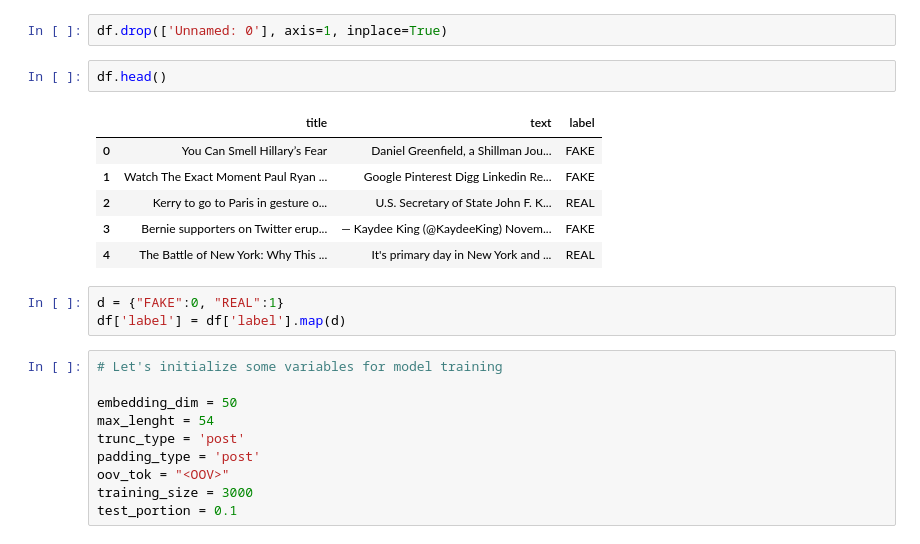
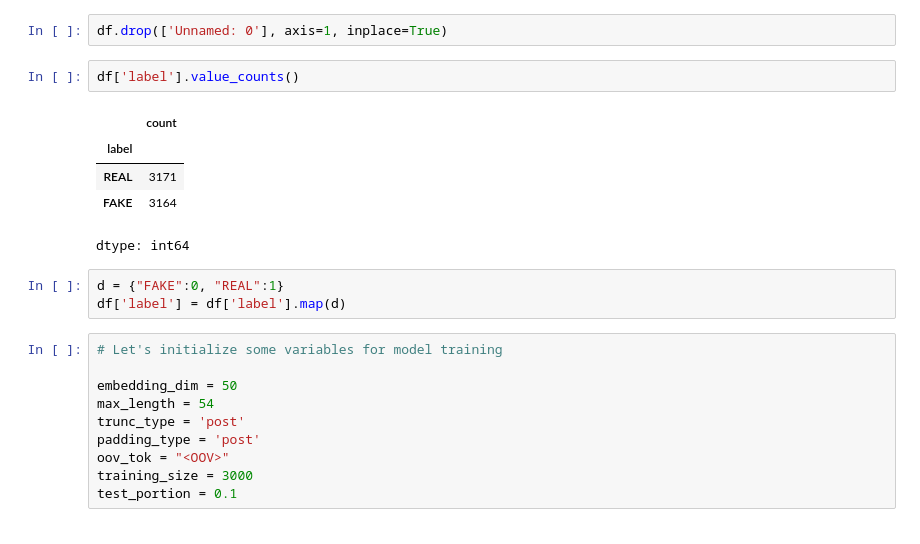
Before and after one commit to rizz045/Fake-News-Detection-Using-ML, a Jupyter notebook: Fake_News_Detection_using_TensorFlow.ipynb, the cells around one changed output. Cells and saved outputs as stored; diff of their text form.

```diff
--- a/Fake_News_Detection_using_TensorFlow.ipynb
+++ b/Fake_News_Detection_using_TensorFlow.ipynb
@@ -46,14 +47,13 @@ Index(['title', 'text', 'label'], dtype='object')
 # %%
 df.drop(['Unnamed: 0'], axis=1, inplace=True)
-# %%
-df.head()
-# %% [output]
-|  | title | text | label |
-| 0 | You Can Smell Hillary’s Fear | Daniel Greenfield, a Shillman Jou... | FAKE |
-| 1 | Watch The Exact Moment Paul Ryan ... | Google Pinterest Digg Linkedin Re... | FAKE |
-| 2 | Kerry to go to Paris in gesture o... | U.S. Secretary of State John F. K... | REAL |
-| 3 | Bernie supporters on Twitter erup... | — Kaydee King (@KaydeeKing) Novem... | FAKE |
-| 4 | The Battle of New York: Why This ... | It's primary day in New York and ... | REAL |
+# %%
+df['label'].value_counts()
+# %% [output]
+|  | count |
+| label |  |
+| REAL | 3171 |
+| FAKE | 3164 |
+dtype: int64
 # %%
 d = {"FAKE":0, "REAL":1}
 df['label'] = df['label'].map(d)
@@ -61,7 +61,7 @@ df['label'] = df['label'].map(d)
 # Let's initialize some variables for model training
 
 embedding_dim = 50
-max_lenght = 54
+max_length = 54
 trunc_type = 'post'
 padding_type = 'post'
 oov_tok = "<OOV>"
```
Also changed, not shown: parts of 11 cells of this notebook.
